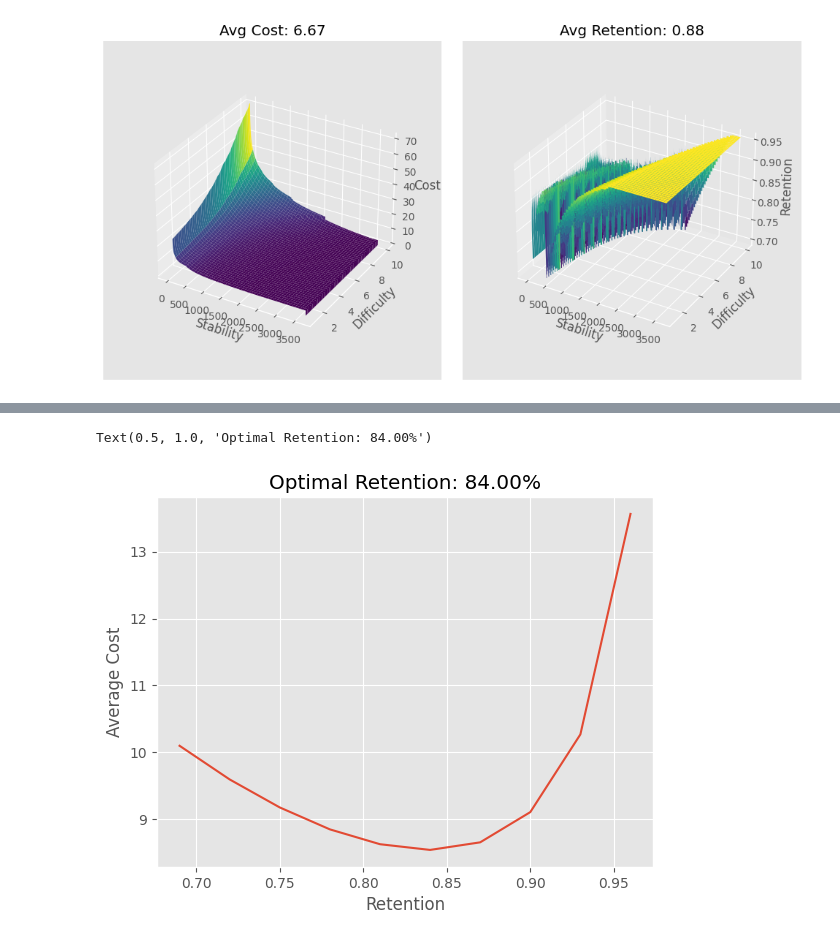
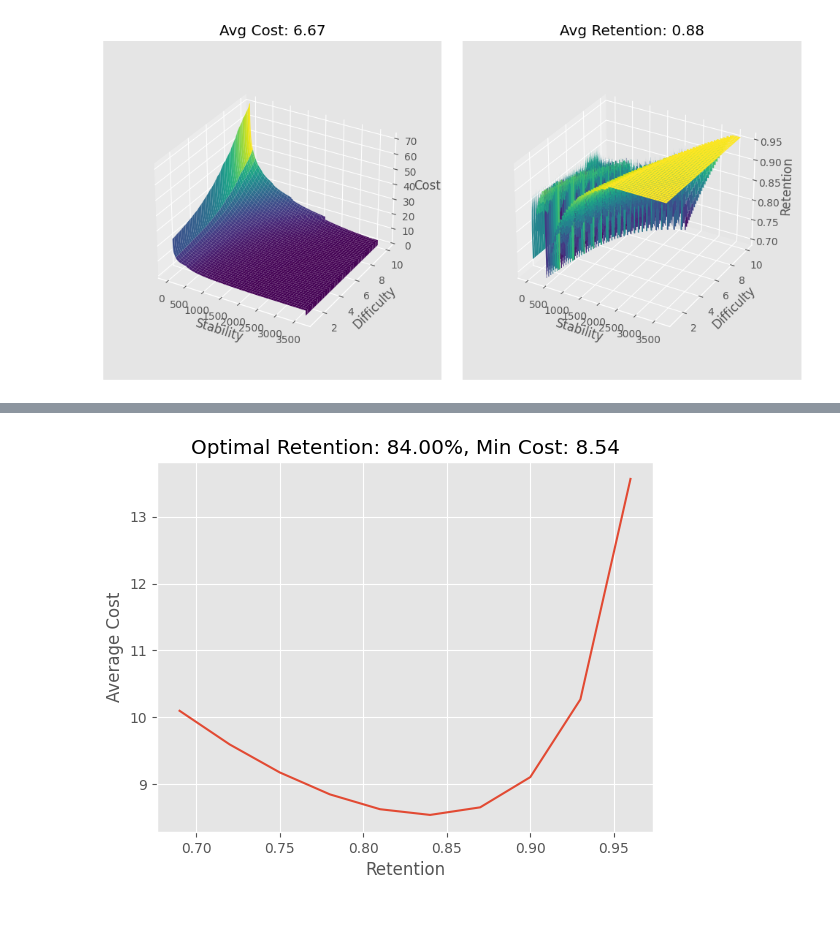
Before and after one commit to open-spaced-repetition/SSP-MMC-FSRS, a Jupyter notebook: notebook.ipynb, the cells around one changed output, grey strips where cells are left out. Cells and saved outputs as stored; diff of their text form; code cells hidden in the pictures.

Commit message:
display min cost

```diff
--- a/notebook.ipynb
+++ b/notebook.ipynb
@@ -278,10 +278,11 @@ Time: 3.81s, Iterations: 35
 ... (8 outputs left out)
 # %%
 optimal_retention = r_range[np.argmin(costs)]
+min_cost = np.min(costs)
 plt.plot(r_range, costs)
 plt.xlabel("Retention")
 plt.ylabel("Average Cost")
-plt.title(f"Optimal Retention: {optimal_retention * 100:.2f}%")
+plt.title(f"Optimal Retention: {optimal_retention * 100:.2f}%, Min Cost: {min_cost:.2f}")
+plt.show()
 # %% [output]
-Text(0.5, 1.0, 'Optimal Retention: 84.00%')
-[figure, old version]
+[figure, new version]
```
Also changed, not shown: parts of 2 cells of this notebook.
